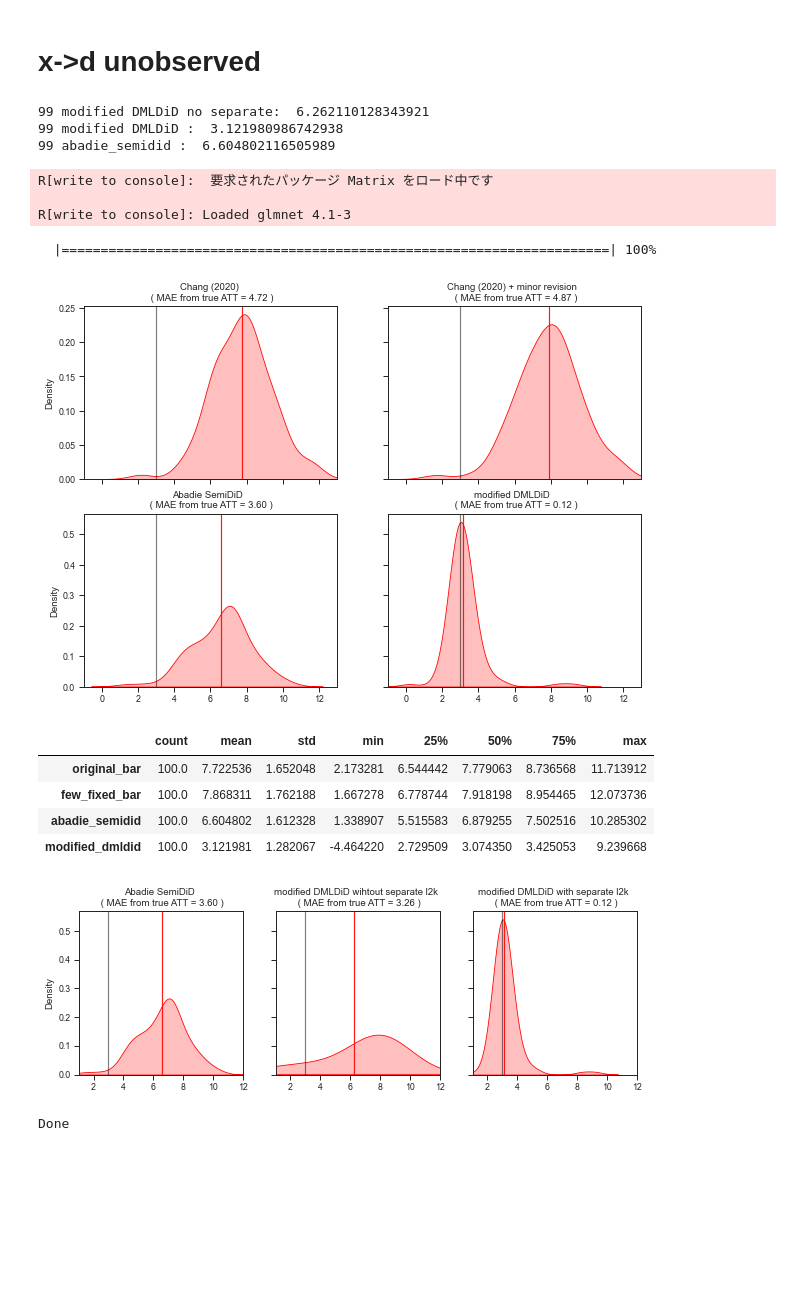
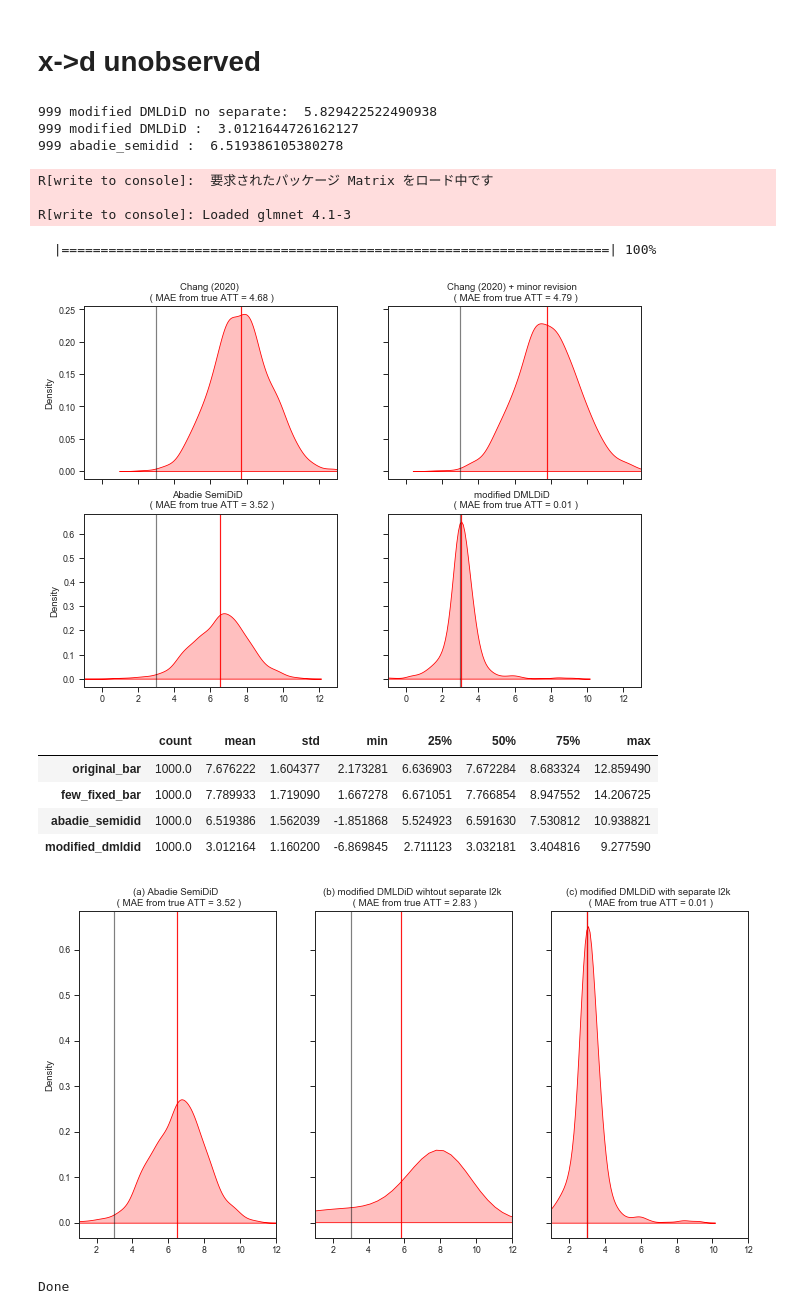
Before and after one commit to MasaAsami/modified_DMLDiD_RCS, a Jupyter notebook: notebooks/DMLDiD_RCS_with_SIMDATA.ipynb, the cells around one changed output. Saved outputs shown, nothing was run; the diff lists cells and outputs as text; code cells hidden in the pictures; blank space fills up the shorter version.

```diff
--- a/notebooks/DMLDiD_RCS_with_SIMDATA.ipynb
+++ b/notebooks/DMLDiD_RCS_with_SIMDATA.ipynb
@@ -99,7 +99,7 @@ y_col = "Y"
 d_col = "D"
 t_col = "T"
 
-sim_cnt = 100
+sim_cnt = 1000
 for i in range(sim_cnt):
     df = convert_rcs(
         generate_simdata_ro(_dim=100, _n=500, base_seed=i, xd_unobserved=True)
@@ -175,9 +175,9 @@ for i in range(sim_cnt):
     T_list.append(df[[t_col]].to_numpy())
     X_list.append(df[X_cols].astype(float).to_numpy())
 # %% [output]
-99 modified DMLDiD no separate:  6.262110128343921
-99 modified DMLDiD :  3.121980986742938
-99 abadie_semidid :  6.604802116505989
+999 modified DMLDiD no separate:  5.829422522490938
+999 modified DMLDiD :  3.0121644726162127
+999 abadie_semidid :  6.519386105380278
 # %%
 %load_ext rpy2.ipython
 # %%
@@ -389,45 +389,45 @@ for i, _col in enumerate(result_df.columns):
     ax[i].axvline(x=result_df[_col].mean(),  color="red", alpha=0.9)
     ax[i].set_xlabel("")
 
-fig.savefig("../fig/simdata_result_unobserved_ps.png")
+fig.savefig("../fig/simdata_result_unobserved_ps.png", dpi=300)
 plt.show()
 # %% [output]
-[figure, old version]
+[figure, new version]
 # %%
 result_df.describe().T
 # %% [output]
 |  | count | mean | std | min | 25% | 50% | 75% | max |
-| original_bar | 100.0 | 7.722536 | 1.652048 | 2.173281 | 6.544442 | 7.779063 | 8.736568 | 11.713912 |
-| few_fixed_bar | 100.0 | 7.868311 | 1.762188 | 1.667278 | 6.778744 | 7.918198 | 8.954465 | 12.073736 |
-| abadie_semidid | 100.0 | 6.604802 | 1.612328 | 1.338907 | 5.515583 | 6.879255 | 7.502516 | 10.285302 |
-| modified_dmldid | 100.0 | 3.121981 | 1.282067 | -4.464220 | 2.729509 | 3.074350 | 3.425053 | 9.239668 |
+| original_bar | 1000.0 | 7.676222 | 1.604377 | 2.173281 | 6.636903 | 7.672284 | 8.683324 | 12.859490 |
+| few_fixed_bar | 1000.0 | 7.789933 | 1.719090 | 1.667278 | 6.671051 | 7.766854 | 8.947552 | 14.206725 |
+| abadie_semidid | 1000.0 | 6.519386 | 1.562039 | -1.851868 | 5.524923 | 6.591630 | 7.530812 | 10.938821 |
+| modified_dmldid | 1000.0 | 3.012164 | 1.160200 | -6.869845 | 2.711123 | 3.032181 | 3.404816 | 9.277590 |
 # %%
 _label = [
-    f"Abadie SemiDiD \n ( MAE from true ATT = {np.abs(3-np.mean(abadie_semidid)):.2f} )",
-    f"modified DMLDiD wihtout separate l2k \n ( MAE from true ATT = {np.abs(3-np.mean(linear_dml)):.2f} )",
-    f"modified DMLDiD with separate l2k \n ( MAE from true ATT = {np.abs(3-np.mean( linear_dml_with_separate)):.2f} )",
+    f"(a) Abadie SemiDiD \n ( MAE from true ATT = {np.abs(3-np.mean(abadie_semidid)):.2f} )",
+    f"(b) modified DMLDiD wihtout separate l2k \n ( MAE from true ATT = {np.abs(3-np.mean(linear_dml)):.2f} )",
+    f"(c) modified DMLDiD with separate l2k \n ( MAE from true ATT = {np.abs(3-np.mean( linear_dml_with_separate)):.2f} )",
 ]
 result_df = pd.DataFrame(
     {
         "abadie_semidid": abadie_semidid,
         "modified_dmldid": linear_dml,
         "modified_dmldid_with_separate": linear_dml_with_separate
     }
 )
 
-fig, ax = plt.subplots(1, 3, sharex="col", sharey="row", figsize=(10, 3))
+fig, ax = plt.subplots(1, 3, sharex="col", sharey="row", figsize=(12, 6))
 ax = ax.ravel()
 for i, _col in enumerate(result_df.columns):
     sns.kdeplot(result_df[_col], shade=True, color="red", ax=ax[i])
     # ax[i].hist(result_df[_col], bins=50,color="red",alpha=0.5)
     ax[i].set_xlim(1,12)
 
     ax[i].set_title(_label[i])
     ax[i].axvline(x=3, alpha=0.5, color="black")
     ax[i].axvline(x=result_df[_col].mean(), color="red", alpha=0.9)
     ax[i].set_xlabel("")
 
-fig.savefig("../fig/simdata_result_unobserved_ps_separate_or_not.png")
+fig.savefig("../fig/simdata_result_unobserved_ps_separate_or_not.png", dpi=300)
 plt.show()
 # %% [output]
-[figure, old version]
+[figure, new version]
```
Also changed, not shown: parts of 1 cell of this notebook, 25 other files.
